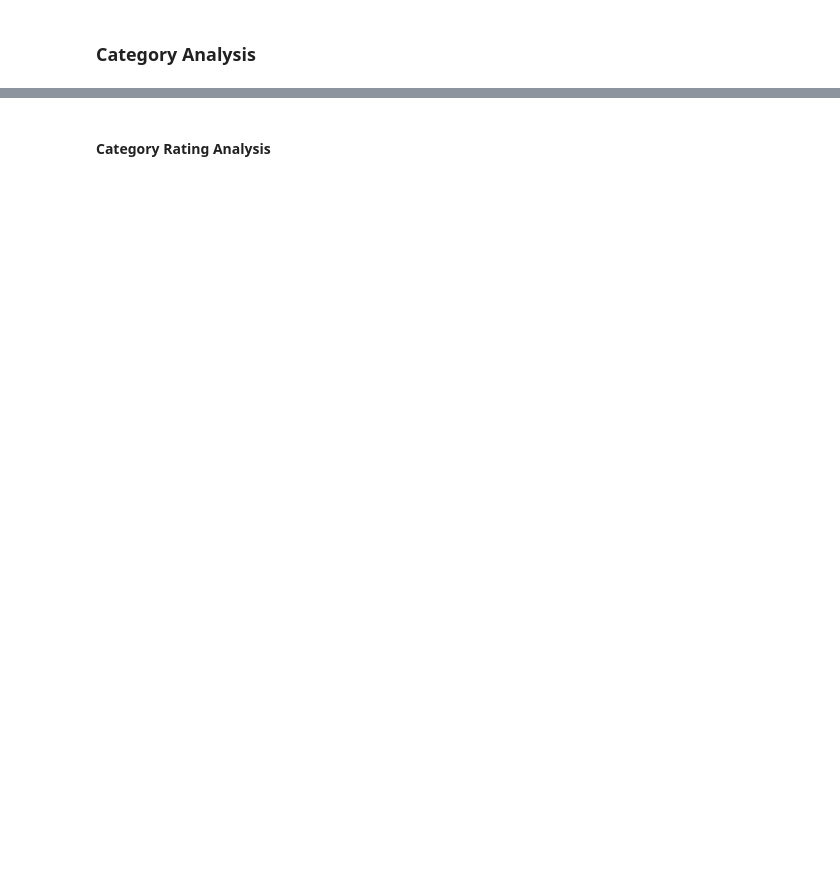
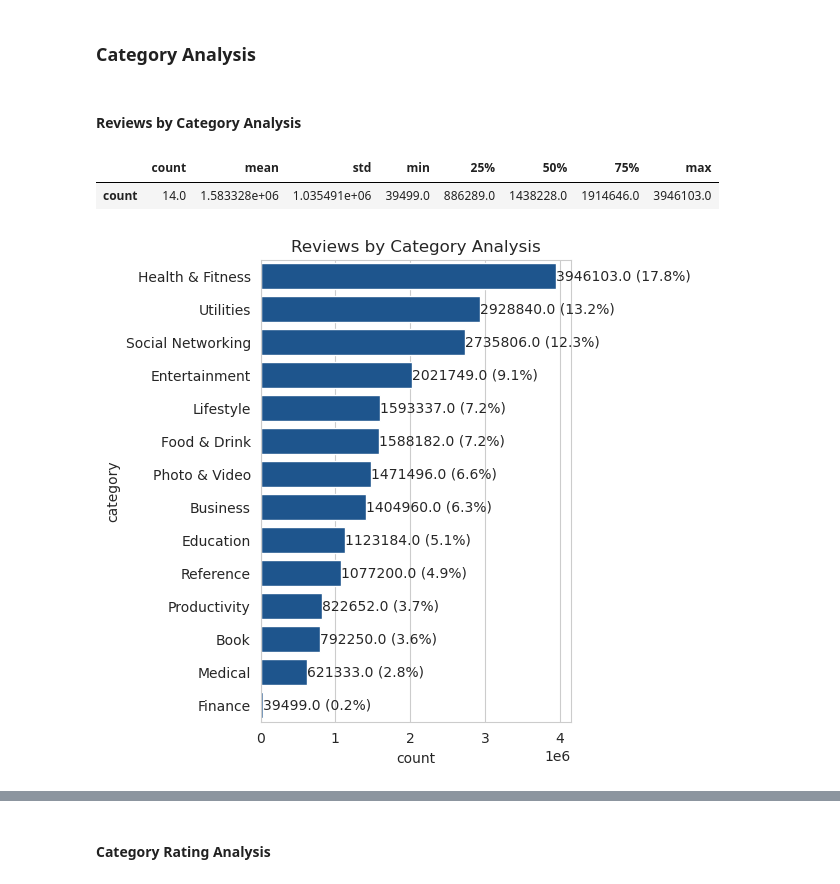
Before and after one commit to variancexplained/genai-lab-slm, a Jupyter notebook: notebooks/content/01_data/00_overview.ipynb, the cells around one changed output, grey strips where cells are left out. Cells and saved outputs as stored; diff of their text form; code cells hidden in the pictures; blank space fills up the shorter version.

```diff
--- a/notebooks/content/01_data/00_overview.ipynb
+++ b/notebooks/content/01_data/00_overview.ipynb
@@ -115,2 +333,10 @@ reviews.frequency_distribution_plot(
 # %% [markdown]
 ### Category Analysis
+# %% [markdown]
+#### Reviews by Category Analysis
+# %%
+reviews.frequency_plot(y="category", title="Reviews by Category Analysis")
+# %% [output]
+|  | count | mean | std | min | 25% | 50% | 75% | max |
+| count | 14.0 | 1.583328e+06 | 1.035491e+06 | 39499.0 | 886289.0 | 1438228.0 | 1914646.0 | 3946103.0 |
+[figure, added]
```
Also changed, not shown: parts of 72 cells of this notebook.
